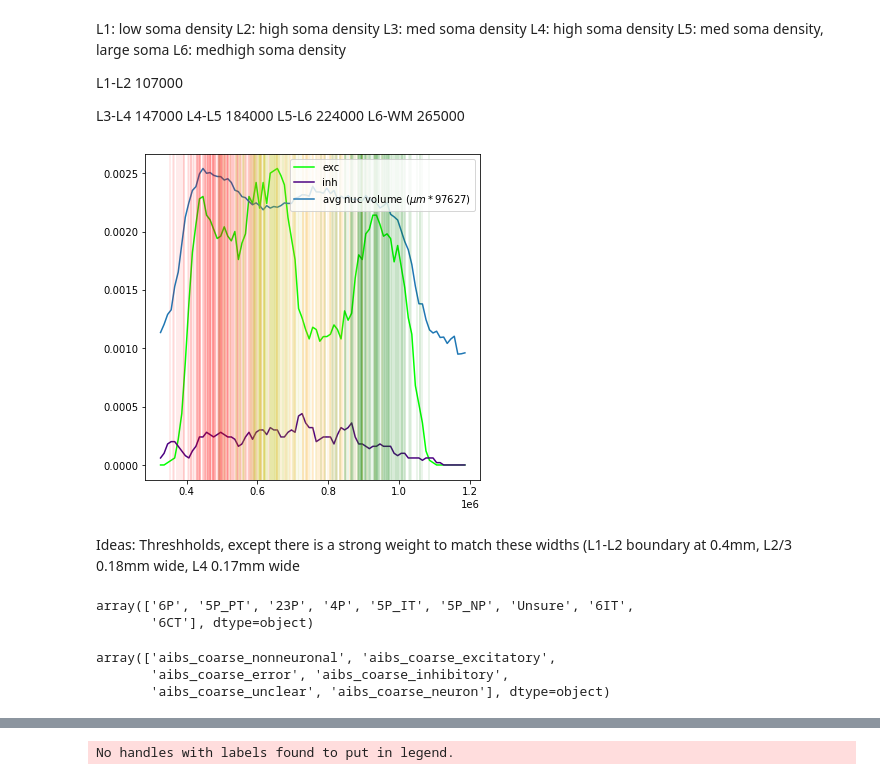
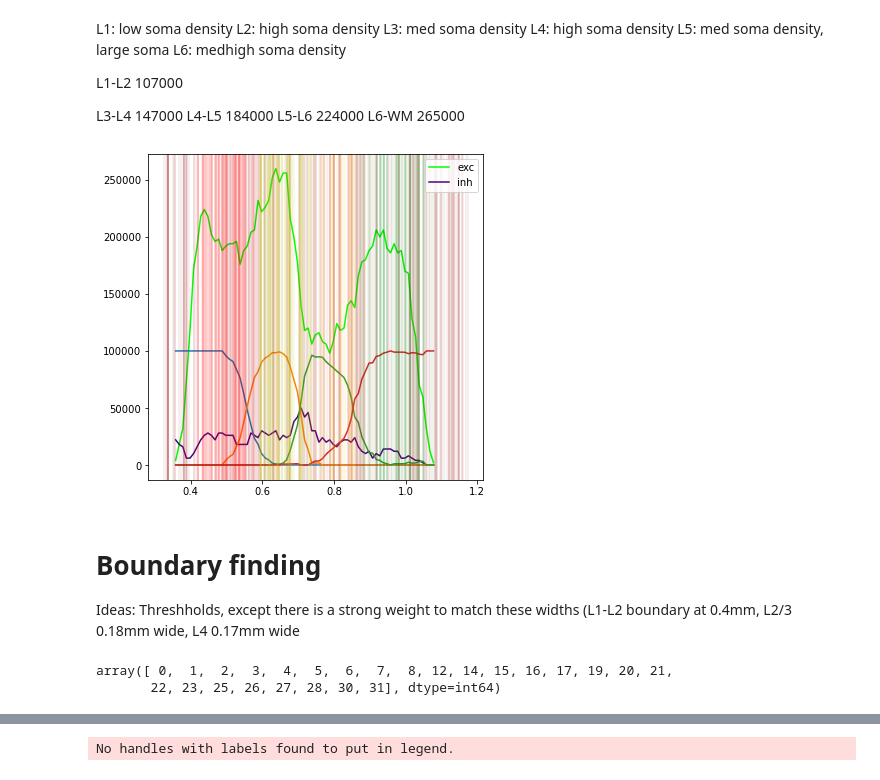
Before and after one commit to AllenInstitute/cortical-layers, a Jupyter notebook: layer-analysis.ipynb, the cells around one changed output, grey strips where cells are left out. Drawn from its saved outputs; the diff is of its cells as text; code cells hidden in the pictures.

Commit message:
boundary classification model

```diff
--- a/layer-analysis.ipynb
+++ b/layer-analysis.ipynb
@@ -35,3 +35,5 @@ def in_bbox(p):
     return lower[0] <= p[0] < upper[0] and lower[1] <= p[1] < upper[1] and lower[2] <= p[2] < upper[2]
 
 auto_col_cells = auto_cells[auto_cells.pt_position.apply(in_bbox)]
+auto_exc_cells = auto_col_cells.query("classification_system == 'aibs_coarse_excitatory'")
+auto_inh_cells = auto_col_cells.query("classification_system == 'aibs_coarse_inhibitory'")
@@ -38,6 +43,6 @@ auto_col_cells = auto_cells[auto_cells.pt_position.apply(in_bbox)]
 # %%
 # min is pia border (L1) and max is white matter border (L6)
-min_y = min(pt[1] * y_resolution for pt in col_cells.pt_position)
-max_y = max(pt[1] * y_resolution for pt in col_cells.pt_position)
+min_y = min(pt[1] * y_resolution / 1_000_000 for pt in auto_col_cells.pt_position)
+max_y = max(pt[1] * y_resolution / 1_000_000 for pt in auto_col_cells.pt_position)
 min_y, max_y
 # %% [output]
@@ -45,20 +64,30 @@ min_y, max_y
 # %%
+# TODO SPEEDUP
 exc_soma_densities = []
 inh_soma_densities = []
+p_type = dict((t, []) for t in ["23", "4", "5", "6"])
 avg_volumes = []  # todo of what cells?  measured in micrometers^3
 bin_centers = []
 curr_y = min_y
 while curr_y < max_y:
     bin_centers.append(curr_y + step_size // 2)
-    exc_soma_densities.append(sum(curr_y <= p[1] * y_resolution < curr_y + bin_width for p in exc_cells.pt_position))
-    inh_soma_densities.append(sum(curr_y <= p[1] * y_resolution < curr_y + bin_width for p in inh_cells.pt_position))
+    current_exc_cells = auto_exc_cells[[curr_y <= p[1] * y_resolution / 1_000_000 < curr_y + bin_width for p in auto_exc_cells.pt_position]]
+    for t in p_type:
+        p_type[t].append(0)
+    for i in current_exc_cells.index:
+        if current_exc_cells.loc[i].cell_type != "Unsure":
+            p_type[ctype_to_layer[current_exc_cells.loc[i].cell_type]][-1] += 1 / len(current_exc_cells) if len(current_exc_cells) > 0 else np.nan
+    exc_soma_densities.append(len(current_exc_cells))
+    inh_soma_densities.append(sum(curr_y <= p[1] * y_resolution / 1_000_000 < curr_y + bin_width for p in auto_inh_cells.pt_position))
     these_nuclei = nuclei[list(curr_y <= p[1] * y_resolution < curr_y + step_size for p in nuclei.pt_position)]
     avg_volumes.append(these_nuclei.volume.mean())
     curr_y += step_size
 bin_centers = np.array(bin_centers)
-exc_soma_densities = np.array(exc_soma_densities, dtype=float) / bin_width
-inh_soma_densities = np.array(inh_soma_densities, dtype=float) / bin_width
+exc_soma_densities = np.array(exc_soma_densities, dtype=float) / (bin_width * xarea)  # per mm^3
+inh_soma_densities = np.array(inh_soma_densities, dtype=float) / (bin_width * xarea)
 avg_volumes = np.array(avg_volumes)
+for t in p_type:
+    p_type[t] = np.array(p_type[t])
 # %% [markdown]
 L1: low soma density
 L2: high soma density
@@ -84,38 +105,36 @@ fit = reg.predict(varis)
 # %%
 fig, ax = plt.subplots(1, 1, figsize=(6, 6))
 ax.plot(bin_centers, exc_soma_densities, c="lime", label="exc")
 ax.plot(bin_centers, inh_soma_densities, c="indigo", label="inh")
-ax.plot(bin_centers, avg_volumes * max(exc_soma_densities) / max(avg_volumes), label=f"avg nuc volume ($\mu m * {round(max(avg_volumes) / max(exc_soma_densities))}$)")
-# ax.plot(bin_centers, fit, "--", color="lime", label="exc fit")
+# ax.plot(bin_centers, avg_volumes * max(exc_soma_densities) / max(avg_volumes), label=f"avg nuc volume ($\mu m * {round(max(avg_volumes) / max(exc_soma_densities))}$)")
+for t in p_type:
+    ax.plot(bin_centers, p_type[t] * 100_000)
 
-cells_to_plot = auto_cells
+cells_to_plot = col_cells
 indices_to_plot = np.random.choice(cells_to_plot.index, 500)
 for cell in indices_to_plot:
     if cells_to_plot.loc[cell].cell_type == "23P":
-        ax.axvline(cells_to_plot.loc[cell].pt_position[1] * 4, color="red", alpha=0.1)
+        ax.axvline(cells_to_plot.loc[cell].pt_position[1] * y_resolution / 1_000_000, color="red", alpha=0.1)
 
-for cell in indices_to_plot:
     if cells_to_plot.loc[cell].cell_type == "4P":
-        ax.axvline(cells_to_plot.loc[cell].pt_position[1] * 4, color="y", alpha=0.1)
+        ax.axvline(cells_to_plot.loc[cell].pt_position[1] * y_resolution / 1_000_000, color="y", alpha=0.1)
 
-for cell in indices_to_plot:
     if cells_to_plot.loc[cell].cell_type.startswith("5P"):
-        ax.axvline(cells_to_plot.loc[cell].pt_position[1] * 4, color="orange", alpha=0.1)
+        ax.axvline(cells_to_plot.loc[cell].pt_position[1] * y_resolution / 1_000_000, color="orange", alpha=0.1)
 
-for cell in indices_to_plot:
     if cells_to_plot.loc[cell].cell_type in ["6P", "6IT", "6CT"]:
-        ax.axvline(cells_to_plot.loc[cell].pt_position[1] * 4, color="green", alpha=0.1)
+        ax.axvline(cells_to_plot.loc[cell].pt_position[1] * y_resolution / 1_000_000, color="green", alpha=0.1)
 
-for cell in indices_to_plot:
     if cells_to_plot.loc[cell].cell_type.startswith("Unsure"):
-        ax.axvline(cells_to_plot.loc[cell].pt_position[1] * 4, color="brown", alpha=0.1)
+        ax.axvline(cells_to_plot.loc[cell].pt_position[1] * y_resolution / 1_000_000, color="brown", alpha=0.1)
 
 # for lab in labels:
 #     ax.axvline(lab, linestyle="--", color="k")
 ax.legend()
 plt.show()
 # %% [output]
-[figure, old version]
+[figure, new version]
 # %% [markdown]
+# Boundary finding
 Ideas:
 Threshholds, except there is a strong weight to match these widths (L1-L2 boundary at 0.4mm, L2/3 0.18mm wide, L4 0.17mm wide
@@ -125,11 +140,0 @@ depth = 400_000
-# %%
-exc_cells.cell_type.unique()
-# %% [output]
-array(['6P', '5P_PT', '23P', '4P', '5P_IT', '5P_NP', 'Unsure', '6IT',
-       '6CT'], dtype=object)
-# %%
-col_cells.classification_system.unique()
-# %% [output]
-array(['aibs_coarse_nonneuronal', 'aibs_coarse_excitatory',
-       'aibs_coarse_error', 'aibs_coarse_inhibitory',
-       'aibs_coarse_unclear', 'aibs_coarse_neuron'], dtype=object)
@@ -135,0 +168,6 @@ array(['aibs_coarse_nonneuronal', 'aibs_coarse_excitatory',
+# %%
+np.nonzero((bin_centers < 0.7) \
+                & ~decreasing_mask(exc_soma_densities))[0]
+# %% [output]
+array([ 0,  1,  2,  3,  4,  5,  6,  7,  8, 12, 14, 15, 16, 17, 19, 20, 21,
+       22, 23, 25, 26, 27, 28, 30, 31], dtype=int64)
```
Also changed, not shown: parts of 22 cells of this notebook.
